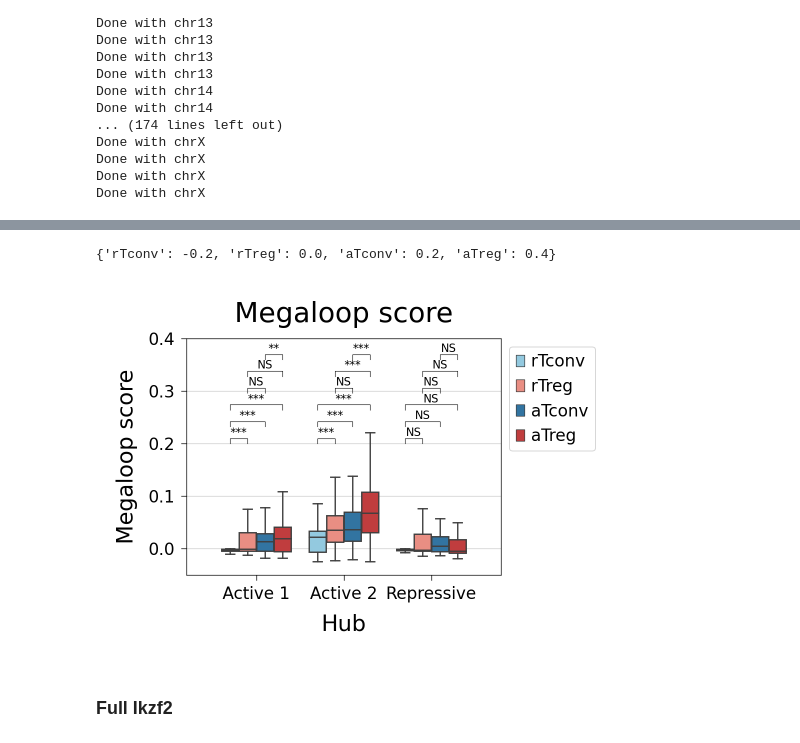
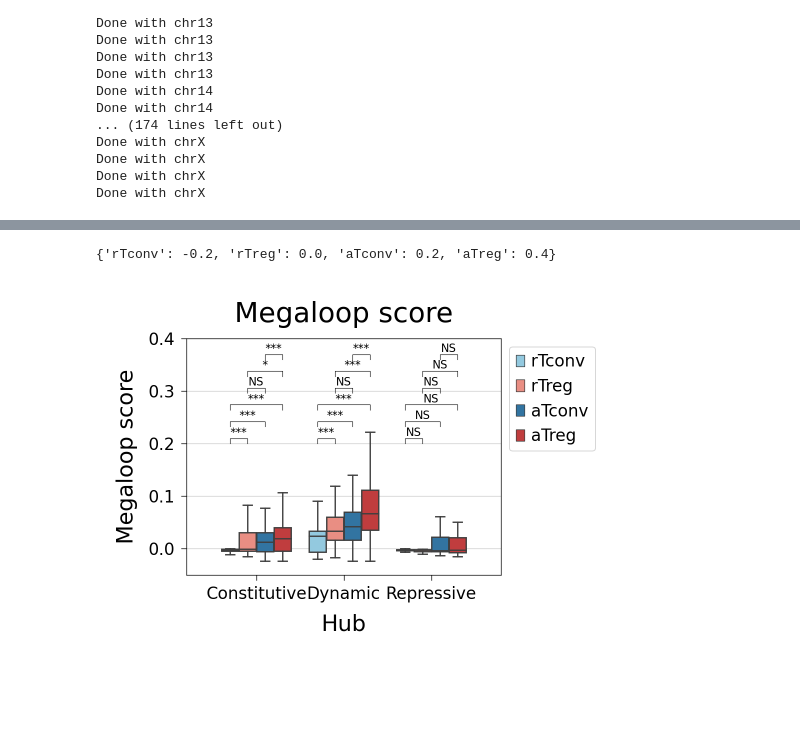
Before and after one commit to pritykinlab/metadomain_paper, a Jupyter notebook: pileups/Pileup_Active and Resting Hub Pileup.ipynb, the cells around one changed output, grey strips where cells are left out. Cells and saved outputs as stored; diff of their text form; code cells hidden in the pictures; blank space fills up the shorter version.

```diff
--- a/pileups/Pileup_Active and Resting Hub Pileup.ipynb
+++ b/pileups/Pileup_Active and Resting Hub Pileup.ipynb
@@ -3,19 +3,7 @@ import sys
 sys.path.append('./code')
 from importlib import reload
 # %%
-row_colors = ['lightgreen', 'green', 'orange']
-
-columns_to_names = {
-    0 : 'Active 1',
-    4 : 'Active 2',
-    18 : 'Repressive',
-}
-
-row_colors_dict = {
-'Active 1' : 'lightgreen',
-'Active 2' : 'green',
-'Repressive' : 'orange',
-}
+from config import row_colors, columns_to_names, row_colors_dict
 # %%
 import make_figure4
 reload(make_figure4)
@@ -124,16 +104,17 @@ from make_figure4 import *
 from hub_pileup import *
 import itertools
 
-megaloop_pileup_cooldict = cooldict_50kb
+metadomain_pileup_cooldict = cooldict_50kb
 padding_size = 50
 
 inter_all_mat_dict, inter_all_metadata = pileup_bins_with_hub(df, active_rest_hic_dict,
                                                               {'chr' + x : y for x, y in chrom_to_start.items()},
-                                                              inter_and_intra_connections_treg,
-                                                              inter_and_intra_connections_tcon,
+                                                              None,
+                                                              None,
                                                               padding_size=padding_size,
                                                               fetch_oe=True,
-                                                              resolution_out = 50_000)
+                                                              resolution_out = 50_000,
+                                                             skip_metadomains=True)
 # %% [output]
 Done with chr10
 Done with chr11
@@ -389,36 +382,34 @@ all_datas = []
 for u in [0, 4, 18]:
     idx = (inter_all_metadata['cluster1']==u) & (inter_all_metadata['cluster2']==u)
     data = pd.DataFrame()
     for key in inter_all_mat_dict:
         difference = all_results_dicts[key][u]['v_middle'] - all_results_dicts[key][u]['v_outside']
         data[key] = difference
     data['cluster'] = columns_to_names[u]
     all_datas.append(data)
 
 data = pd.concat(all_datas, axis=0)
 data = data.melt('cluster')
 
 hue_order = ['rTconv', 'rTreg', 'aTconv', 'aTreg']
-order = ['Active 1', 'Active 2', 'Repressive']
+order = ['Constitutive', 'Dynamic', 'Repressive']
 pairs = [((x, h1), (x, h2)) for x in order for h1, h2 in combinations(hue_order, 2)]
 
 fig, axs = init_subplots_exact(1, 1, fgsz=(40*mm, 30*mm), dpi = 200)
 sns.boxplot(data=data, x='cluster', y='value', hue='variable', fliersize=0,
            hue_order = hue_order,
            palette=['skyblue', 'salmon', 'tab:blue', 'tab:red'])
 plt.ylim([-.05, .4])
 plt.gca().set_axisbelow(True)
 add_stat_annotation(plt.gca(), data, 'cluster', 'value', 'variable', order, hue_order, pairs,
                    ymax=.18, delta=.16,
                    d = .1, offset_d = .2)
 
 plt.legend(bbox_to_anchor=(1, 1))
 plt.xlabel("Hub")
-plt.ylabel("Megaloop score")
-plt.title("Megaloop score")
+plt.ylabel("metadomain score")
+plt.title("metadomain score")
 fig.savefig('./plots/active_rest_pileup/ikzf2_quantification.pdf', bbox_inches = 'tight')
 # %% [output]
 {'rTconv': -0.2, 'rTreg': 0.0, 'aTconv': 0.2, 'aTreg': 0.4}
-[figure, old version]
+[figure, new version]
-# %% [markdown]
-### Full Ikzf2
```
Also changed, not shown: parts of 19 cells of this notebook, 39 other files.
